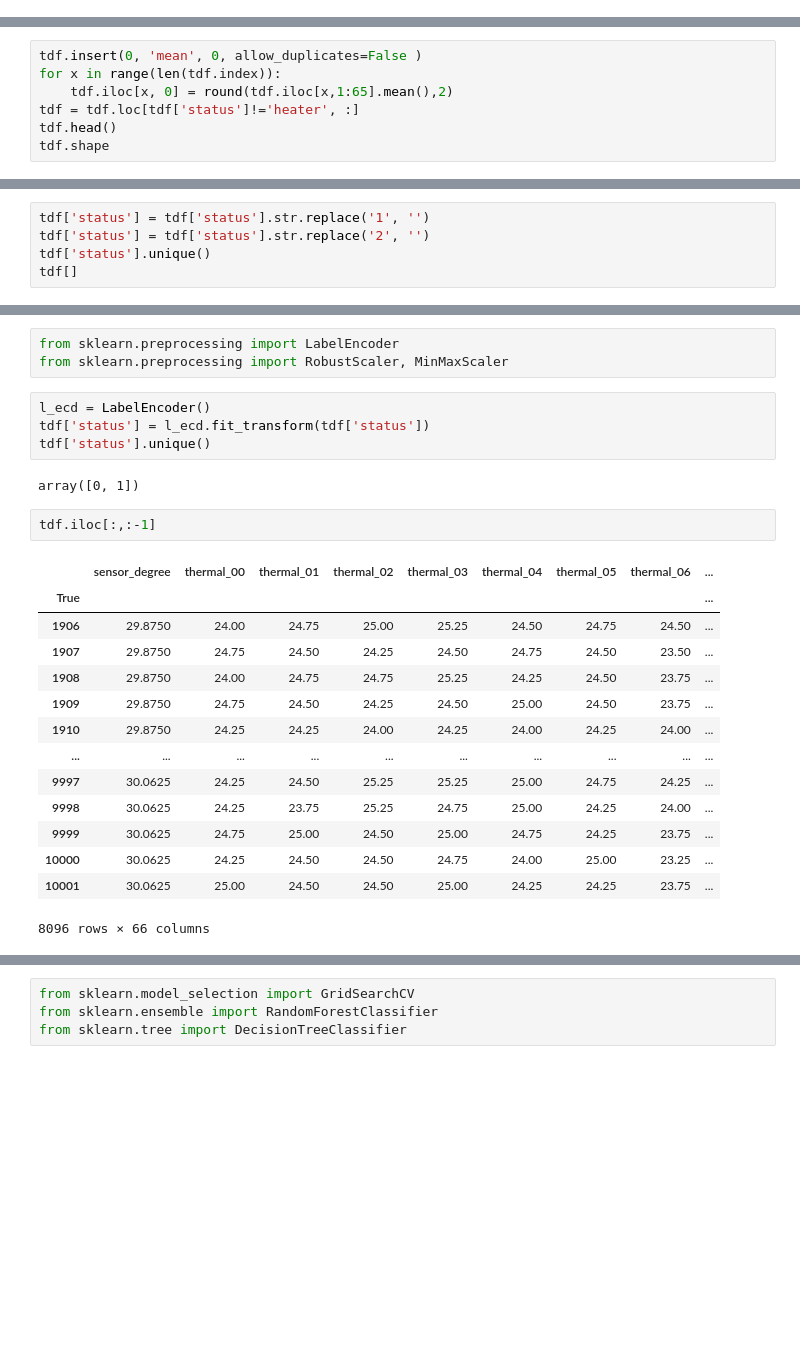
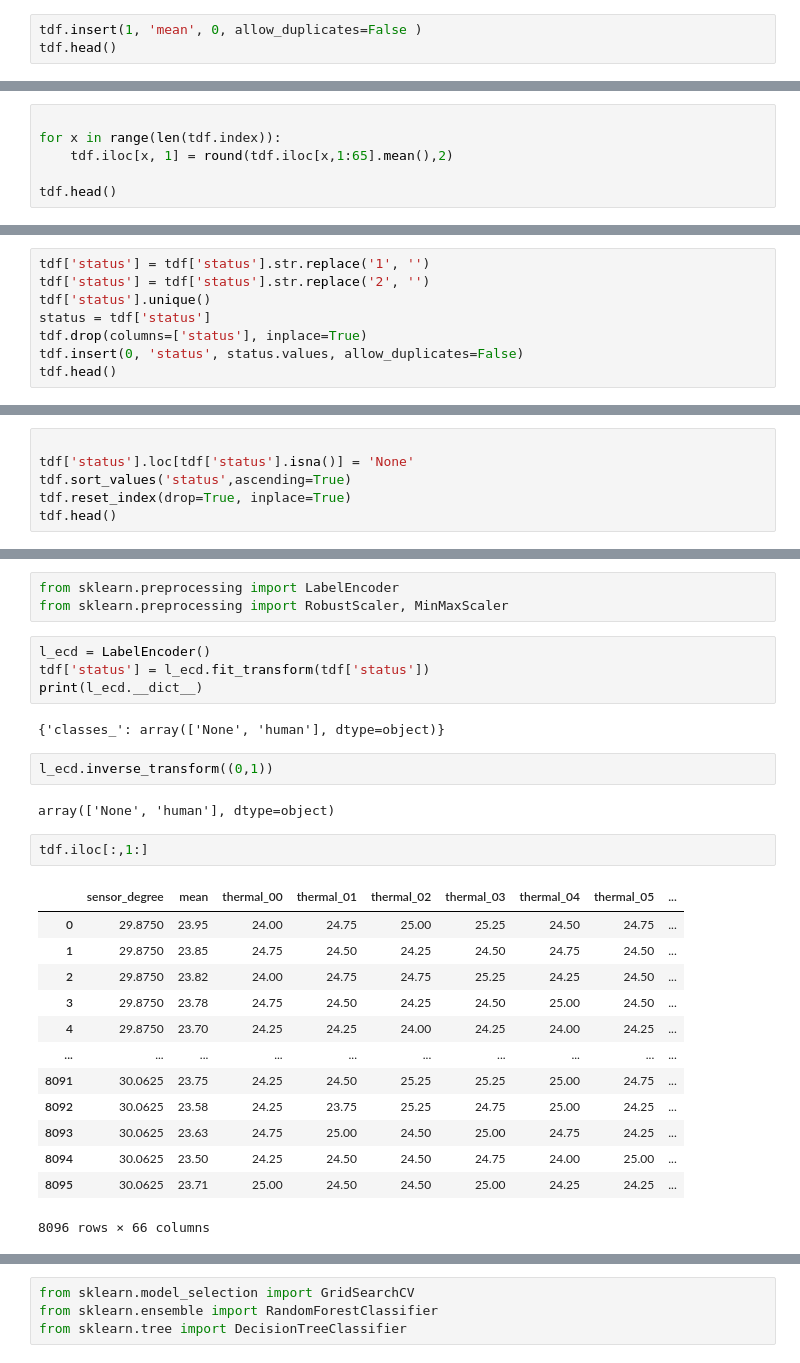
Before and after one commit to KimSY1201/TEMP_TEST, a Jupyter notebook: temp_app/off_aircon/model_jw copy.ipynb, the cells around one changed output, grey strips where cells are left out. Saved outputs shown, nothing was run; the diff lists cells and outputs as text; blank space fills up the shorter version.

```diff
--- a/temp_app/off_aircon/model_jw copy.ipynb
+++ b/temp_app/off_aircon/model_jw copy.ipynb
@@ -46,0 +33,3 @@ tdf.loc[tdf['status']=='heater', :]
+# %%
+tdf.insert(1, 'mean', 0, allow_duplicates=False )
+tdf.head()
@@ -47,8 +45,7 @@ tdf.loc[tdf['status']=='heater', :]
 # %%
-tdf.insert(0, 'mean', 0, allow_duplicates=False )
+
 for x in range(len(tdf.index)):
-    tdf.iloc[x, 0] = round(tdf.iloc[x,1:65].mean(),2)
-tdf = tdf.loc[tdf['status']!='heater', :]
+    tdf.iloc[x, 1] = round(tdf.iloc[x,1:65].mean(),2)
+
 tdf.head()
-tdf.shape
 # %% [output]
@@ -61,5 +61,8 @@ array(['human1', 'human2', nan], dtype=object)
 tdf['status'] = tdf['status'].str.replace('1', '')
 tdf['status'] = tdf['status'].str.replace('2', '')
 tdf['status'].unique()
-tdf[]
+status = tdf['status']
+tdf.drop(columns=['status'], inplace=True)
+tdf.insert(0, 'status', status.values, allow_duplicates=False)
+tdf.head()
 # %% [output]
@@ -66,0 +95,6 @@ array(['human', nan], dtype=object)
+# %%
+
+tdf['status'].loc[tdf['status'].isna()] = 'None'
+tdf.sort_values('status',ascending=True)
+tdf.reset_index(drop=True, inplace=True)
+tdf.head()
@@ -70,25 +126,28 @@ from sklearn.preprocessing import RobustScaler, MinMaxScaler
 # %%
 l_ecd = LabelEncoder()
 tdf['status'] = l_ecd.fit_transform(tdf['status'])
-tdf['status'].unique()
+print(l_ecd.__dict__)
 # %% [output]
-array([0, 1])
+{'classes_': array(['None', 'human'], dtype=object)}
+# %%
+l_ecd.inverse_transform((0,1))
+# %% [output]
+array(['None', 'human'], dtype=object)
 # %%
-tdf.iloc[:,:-1]
+tdf.iloc[:,1:]
 # %% [output]
-|  | sensor_degree | thermal_00 | thermal_01 | thermal_02 | thermal_03 | thermal_04 | thermal_05 | thermal_06 | ... |
-| True |  |  |  |  |  |  |  |  | ... |
-| 1906 | 29.8750 | 24.00 | 24.75 | 25.00 | 25.25 | 24.50 | 24.75 | 24.50 | ... |
-| 1907 | 29.8750 | 24.75 | 24.50 | 24.25 | 24.50 | 24.75 | 24.50 | 23.50 | ... |
-| 1908 | 29.8750 | 24.00 | 24.75 | 24.75 | 25.25 | 24.25 | 24.50 | 23.75 | ... |
-| 1909 | 29.8750 | 24.75 | 24.50 | 24.25 | 24.50 | 25.00 | 24.50 | 23.75 | ... |
-| 1910 | 29.8750 | 24.25 | 24.25 | 24.00 | 24.25 | 24.00 | 24.25 | 24.00 | ... |
+|  | sensor_degree | mean | thermal_00 | thermal_01 | thermal_02 | thermal_03 | thermal_04 | thermal_05 | ... |
+| 0 | 29.8750 | 23.95 | 24.00 | 24.75 | 25.00 | 25.25 | 24.50 | 24.75 | ... |
+| 1 | 29.8750 | 23.85 | 24.75 | 24.50 | 24.25 | 24.50 | 24.75 | 24.50 | ... |
+| 2 | 29.8750 | 23.82 | 24.00 | 24.75 | 24.75 | 25.25 | 24.25 | 24.50 | ... |
+| 3 | 29.8750 | 23.78 | 24.75 | 24.50 | 24.25 | 24.50 | 25.00 | 24.50 | ... |
+| 4 | 29.8750 | 23.70 | 24.25 | 24.25 | 24.00 | 24.25 | 24.00 | 24.25 | ... |
 | ... | ... | ... | ... | ... | ... | ... | ... | ... | ... |
-| 9997 | 30.0625 | 24.25 | 24.50 | 25.25 | 25.25 | 25.00 | 24.75 | 24.25 | ... |
-| 9998 | 30.0625 | 24.25 | 23.75 | 25.25 | 24.75 | 25.00 | 24.25 | 24.00 | ... |
-| 9999 | 30.0625 | 24.75 | 25.00 | 24.50 | 25.00 | 24.75 | 24.25 | 23.75 | ... |
-| 10000 | 30.0625 | 24.25 | 24.50 | 24.50 | 24.75 | 24.00 | 25.00 | 23.25 | ... |
-| 10001 | 30.0625 | 25.00 | 24.50 | 24.50 | 25.00 | 24.25 | 24.25 | 23.75 | ... |
+| 8091 | 30.0625 | 23.75 | 24.25 | 24.50 | 25.25 | 25.25 | 25.00 | 24.75 | ... |
+| 8092 | 30.0625 | 23.58 | 24.25 | 23.75 | 25.25 | 24.75 | 25.00 | 24.25 | ... |
+| 8093 | 30.0625 | 23.63 | 24.75 | 25.00 | 24.50 | 25.00 | 24.75 | 24.25 | ... |
+| 8094 | 30.0625 | 23.50 | 24.25 | 24.50 | 24.50 | 24.75 | 24.00 | 25.00 | ... |
+| 8095 | 30.0625 | 23.71 | 25.00 | 24.50 | 24.50 | 25.00 | 24.25 | 24.25 | ... |
 8096 rows × 66 columns
 # %%
 rscaler = MinMaxScaler()
```
Also changed, not shown: parts of 18 cells of this notebook, 25 other files.
